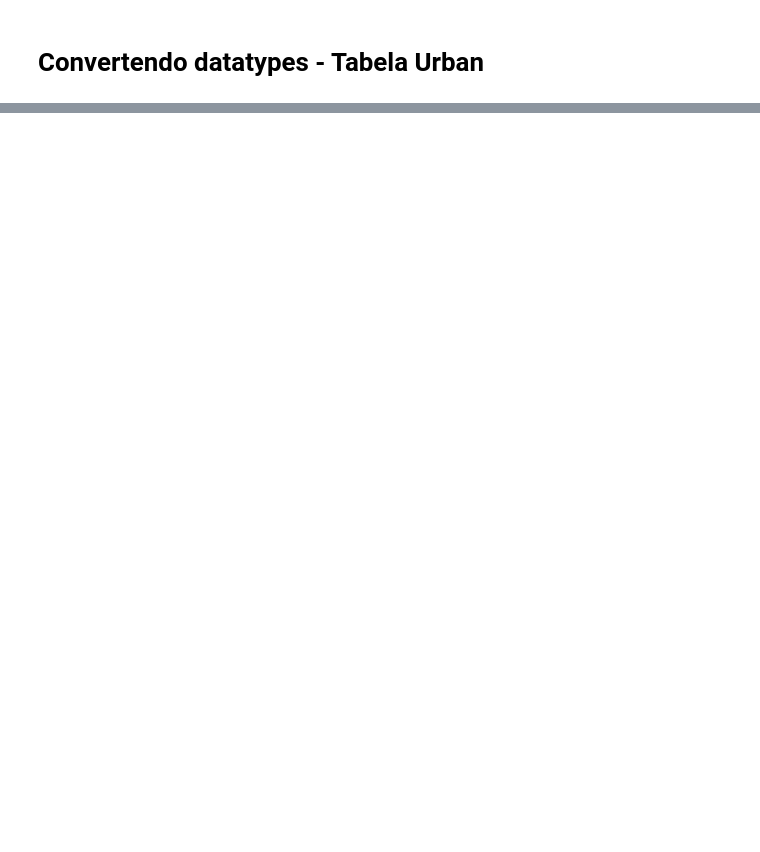
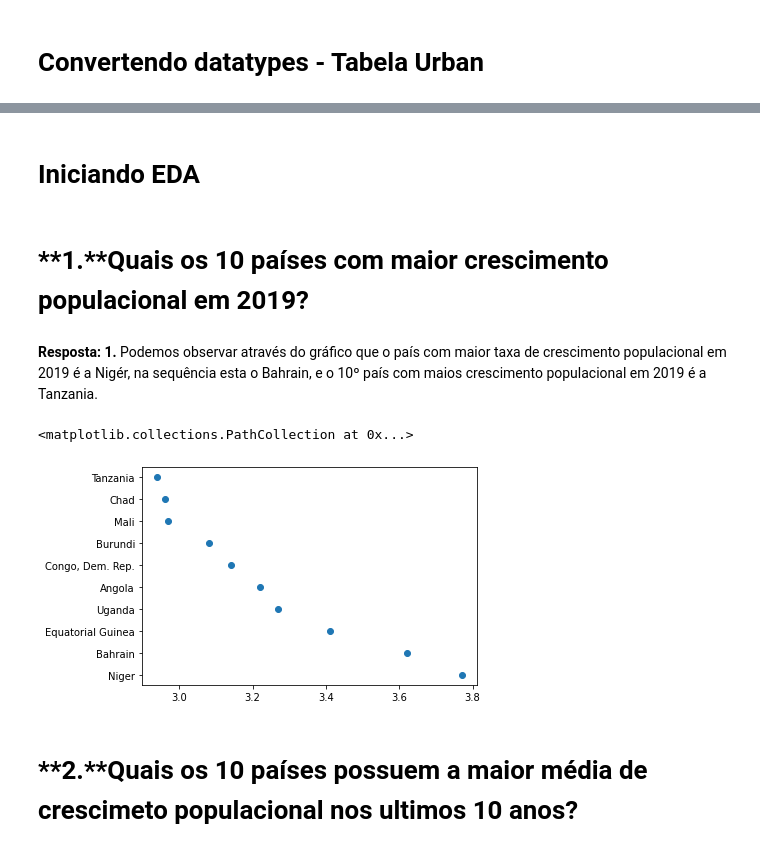
Before and after one commit to LeoGsilva0518/Learing_DataScience, a Jupyter notebook: Tarefa_Trilha4.ipynb, the cells around one changed output, grey strips where cells are left out. Cells and saved outputs as stored; diff of their text form; code cells hidden in the pictures; blank space fills up the shorter version.

```diff
--- a/Tarefa_Trilha4.ipynb
+++ b/Tarefa_Trilha4.ipynb
@@ -71,0 +155,4 @@ Name: country, Length: 217, dtype: object
+# %%
+population['vle'] = population['vle'].astype(float)
+# %%
+population = population.pivot("country","year","vle").reset_index()
@@ -265,3 +273,0 @@ country = population.country.tolist()
-# %%
-population = pd.DataFrame(zip(country, population_2015, population_2016, population_2017, population_2018, population_2019),
-columns=['country', '2015', '2016', '2017', '2018', '2019'])
@@ -343,0 +354,15 @@ plt.bar(urban['country'],urbanização_2015)
+# %% [markdown]
+# Iniciando EDA
+# %% [markdown]
+# **1.**Quais os 10 países com maior crescimento populacional em 2019?
+# %%
+population_2019 = population.sort_values(by=['2019'], ascending=False).head(10)
+# %% [markdown]
+**Resposta: **1.**** Podemos observar através do gráfico que o país com maior taxa de crescimento populacional em 2019 é a Nigér, na sequência esta o Bahrain, e o 10º país com maios crescimento populacional em 2019 é a Tanzania.
+# %%
+plt.scatter(population_2019['2019'], population_2019['country'])
+# %% [output]
+<matplotlib.collections.PathCollection at 0x...>
+[figure, added]
+# %% [markdown]
+# **2.**Quais os 10 países possuem a maior média de crescimeto populacional nos ultimos 10 anos?
```
Also changed, not shown: parts of 106 cells of this notebook.
